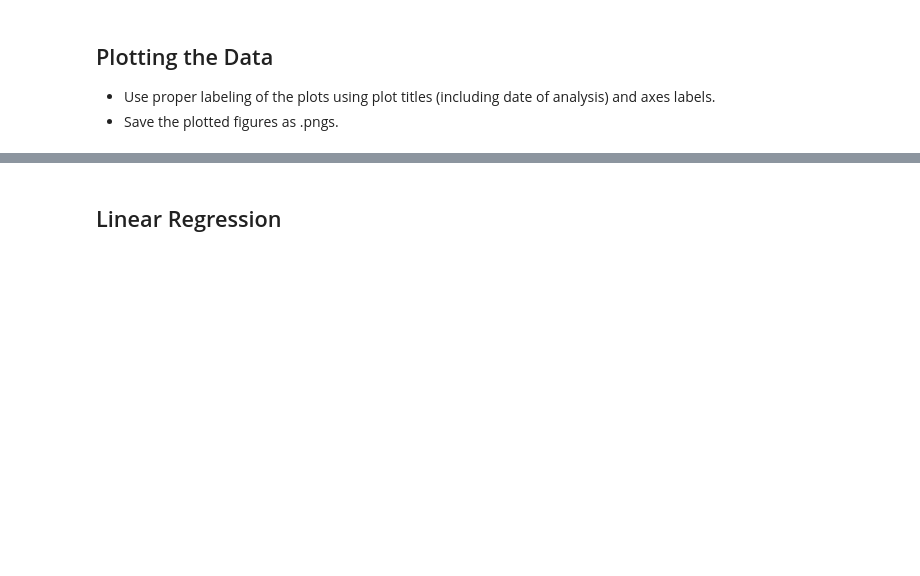
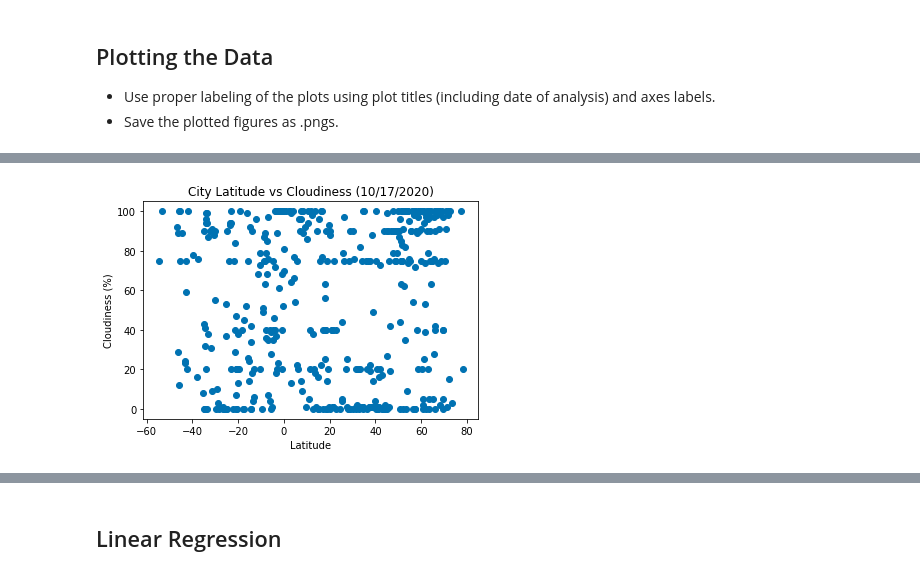
Before and after one commit to isabelle-sanford/python-api-challenge, a Jupyter notebook: starter_code/WeatherPy.ipynb, the cells around one changed output, grey strips where cells are left out. Drawn from its saved outputs; the diff is of its cells as text; code cells hidden in the pictures; blank space fills up the shorter version.

```diff
--- a/starter_code/WeatherPy.ipynb
+++ b/starter_code/WeatherPy.ipynb
@@ -200,0 +152,4 @@ ax_wind.scatter(df['lat'], df['wind_speed'])
+# %%
+plots("Cloudiness")
+# %% [output]
+[figure, added]
```
Also changed, not shown: parts of 66 cells of this notebook, 1 other file.
